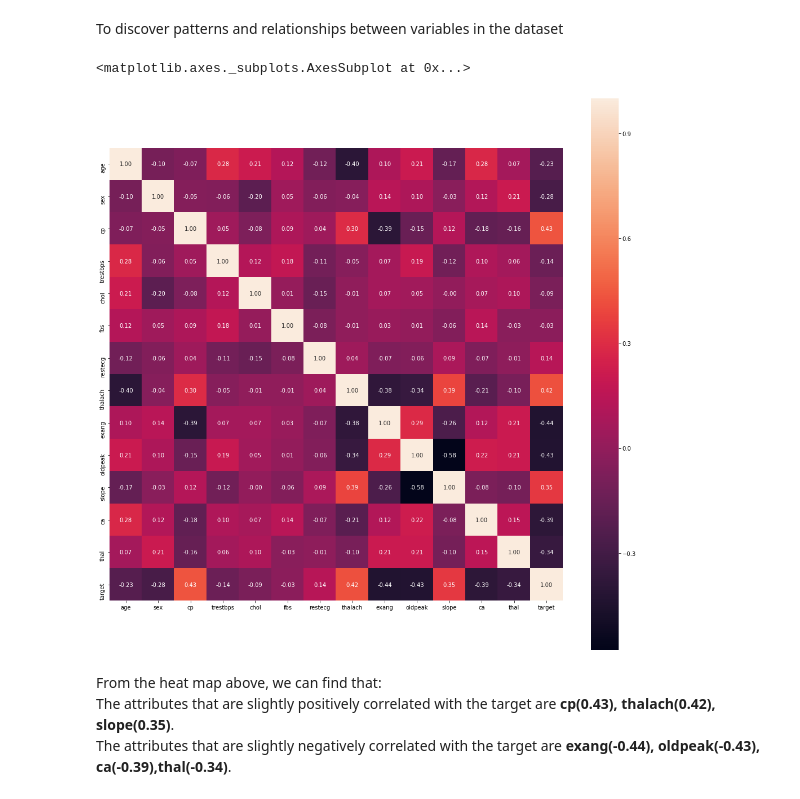
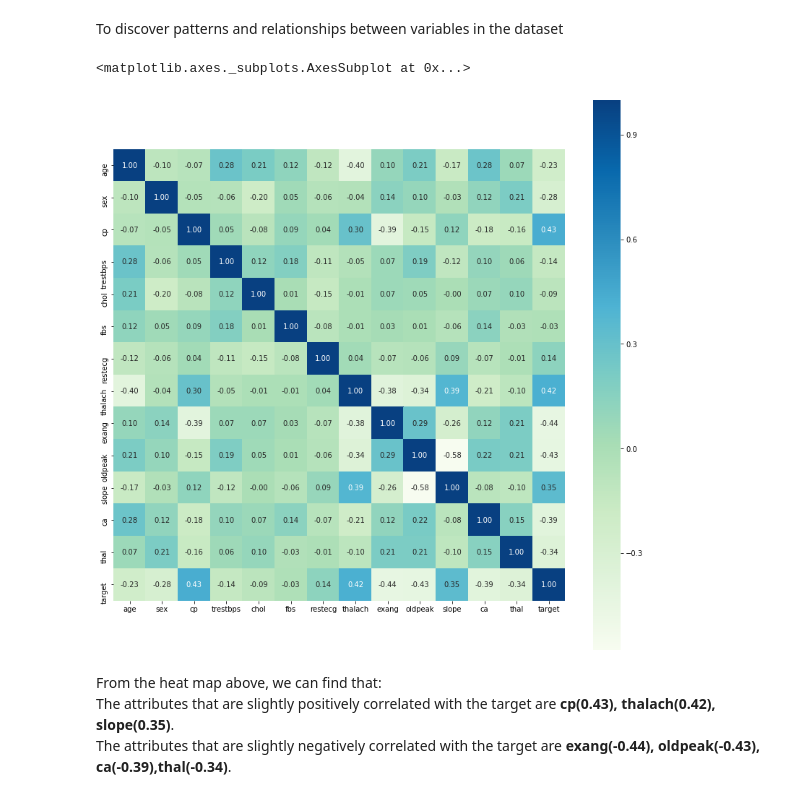
Before and after one commit to qinyu0831/UTS_ML2019, a Jupyter notebook: A2.ipynb, the cells around one changed output. Cells and saved outputs as stored; diff of their text form; code cells hidden in the pictures.

```diff
--- a/A2.ipynb
+++ b/A2.ipynb
@@ -566,12 +566,11 @@ The blood discover result of most of patients with heart disease is 2.
 # %% [markdown]
 To discover patterns and relationships between variables in the dataset
 # %%
-corr = ds.corr()
-plt.figure(figsize=(18,18))
-sns.heatmap(corr, square=True, annot=True, fmt='.2f')
+plt.figure(figsize=(14,14))
+sns.heatmap(ds.corr(), cmap='GnBu',square=True, annot=True, fmt='.2f')
 # %% [output]
 <matplotlib.axes._subplots.AxesSubplot at 0x...>
-[figure, old version]
+[figure, new version]
 # %% [markdown]
 From the heat map above, we can find that:
 The attributes that are slightly positively correlated with the target are __cp(0.43), thalach(0.42), slope(0.35)__.
```
Also changed, not shown: parts of 18 cells of this notebook.
